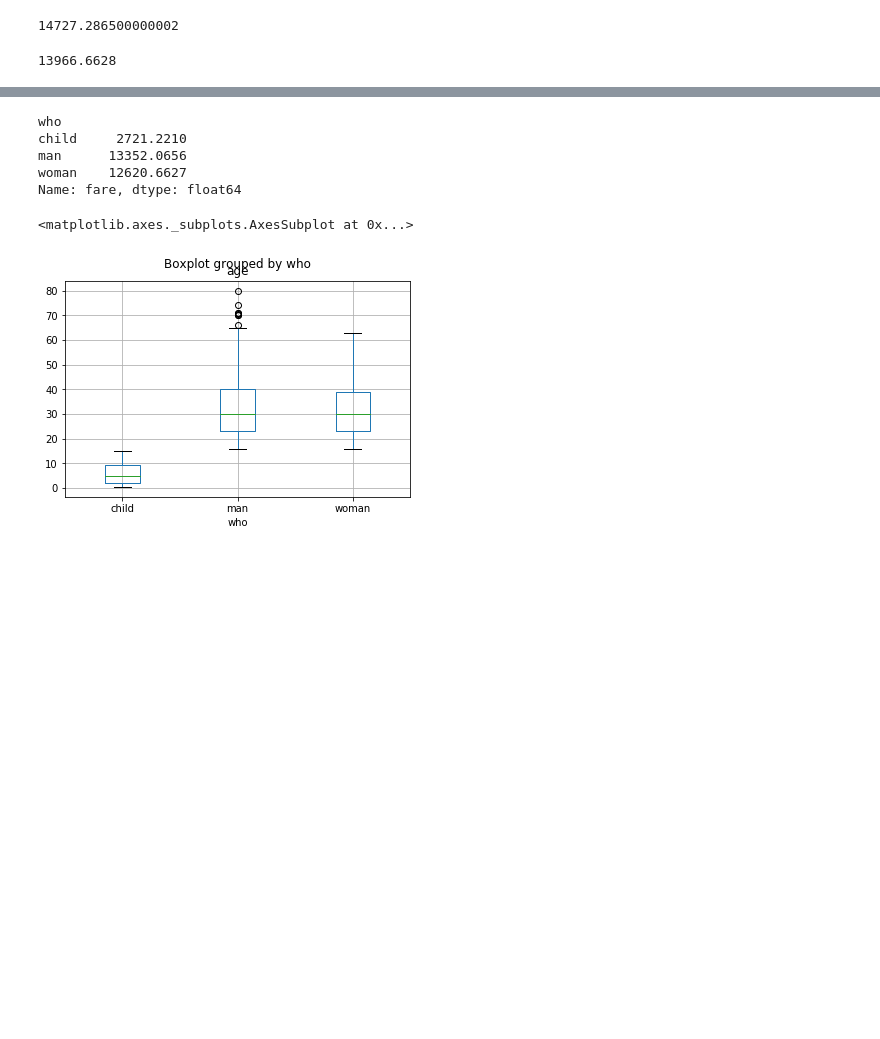
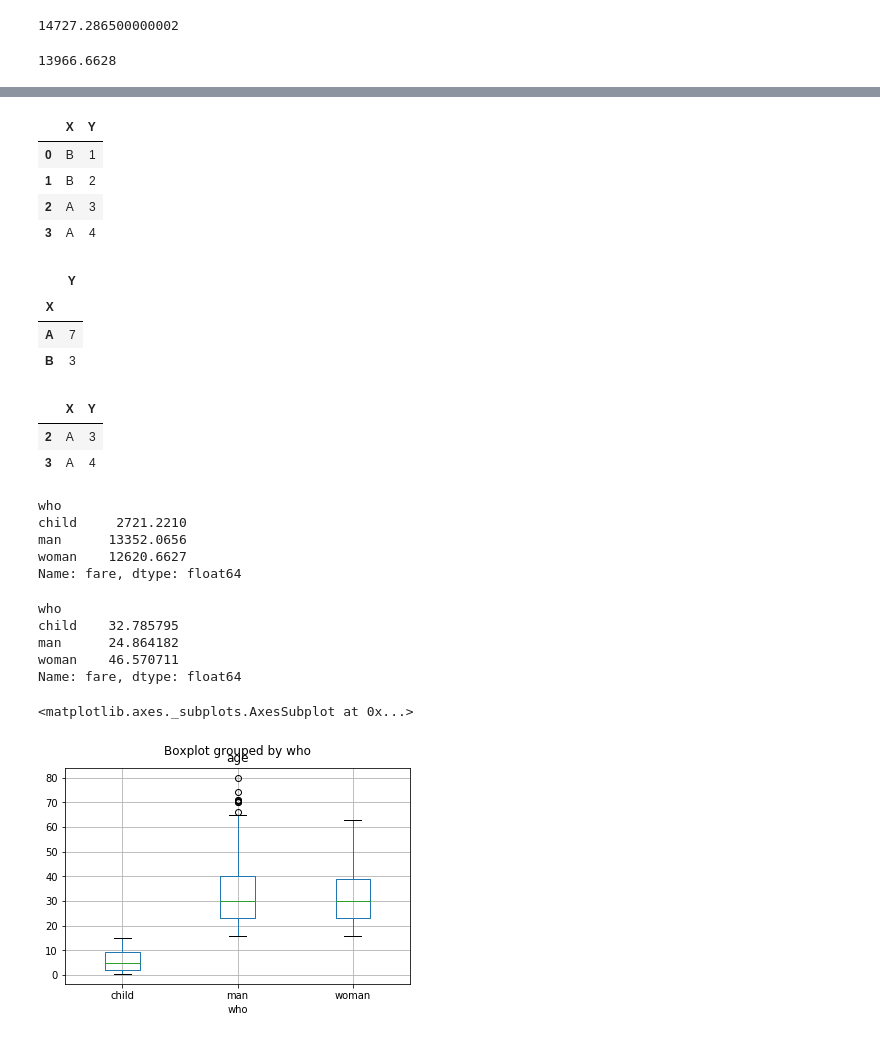
Before and after one commit to ondrolexa/r-python, a Jupyter notebook: 04a-pandas-titanic.ipynb, the cells around one changed output, grey strips where cells are left out. Saved outputs shown, nothing was run; the diff lists cells and outputs as text; code cells hidden in the pictures; blank space fills up the shorter version.

```diff
--- a/pandas-01-titanic.ipynb
+++ b/04a-pandas-titanic.ipynb
@@ -688,3 +732,25 @@ df.fare[df.sex == 'female'].sum()
+# %%
+df2 = pd.DataFrame({'X' : ['B', 'B', 'A', 'A'], 'Y' : [1, 2, 3, 4]})
+df2
+# %% [output]
+|  | X | Y |
+| 0 | B | 1 |
+| 1 | B | 2 |
+| 2 | A | 3 |
+| 3 | A | 4 |
+# %%
+df2.groupby(['X']).sum()
+# %% [output]
+|  | Y |
+| X |  |
+| A | 7 |
+| B | 3 |
+# %%
+df2.groupby(['X']).get_group('A')
+# %% [output]
+|  | X | Y |
+| 2 | A | 3 |
+| 3 | A | 4 |
 # %%
 df.groupby('who')['fare'].sum()
 # %% [output]
@@ -693,6 +759,14 @@ child     2721.2210
 man      13352.0656
 woman    12620.6627
 Name: fare, dtype: float64
+# %%
+df.groupby('who')['fare'].mean()
+# %% [output]
+who
+child    32.785795
+man      24.864182
+woman    46.570711
+Name: fare, dtype: float64
 # %%
 df.boxplot('age', by='who')
 # %% [output]
```
Also changed, not shown: parts of 18 cells of this notebook, 3 other files.
